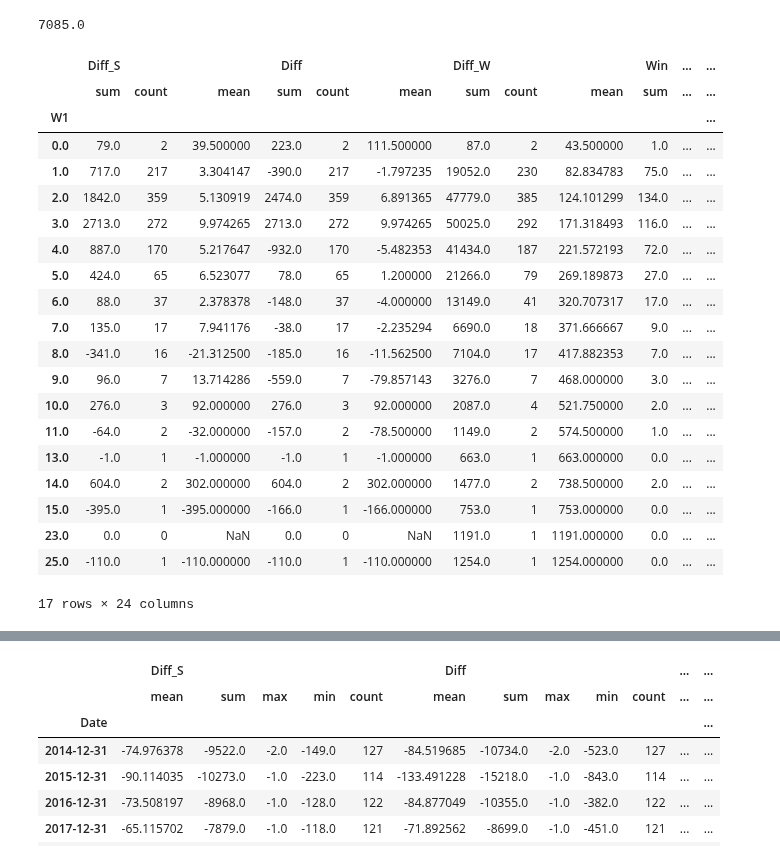
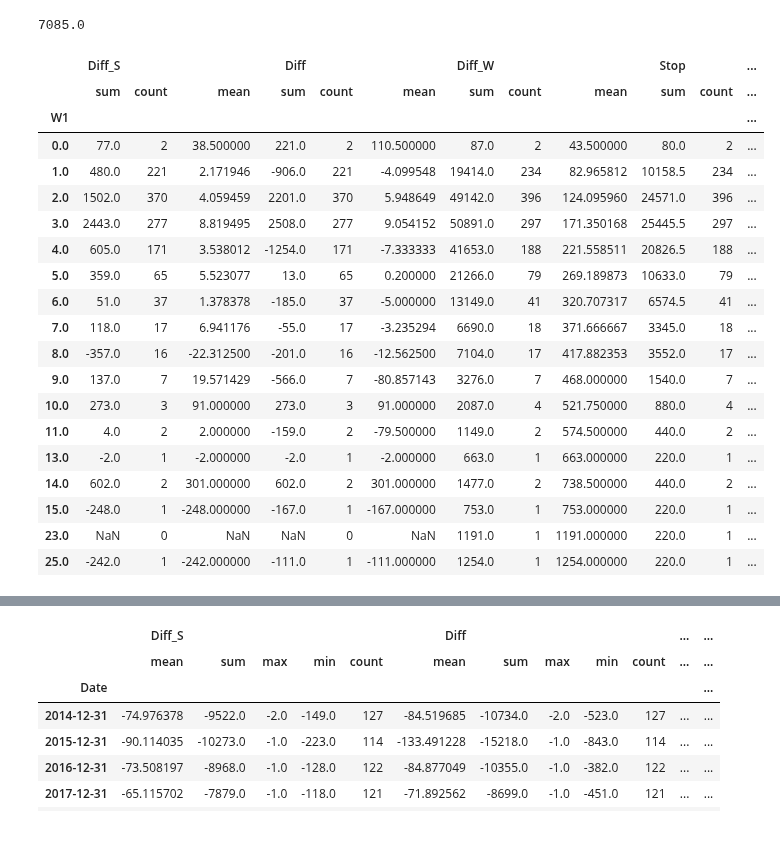
Before and after one commit to che7611/test2, a Jupyter notebook: calcHL.ipynb, the cells around one changed output, grey strips where cells are left out. Cells and saved outputs as stored; diff of their text form; code cells hidden in the pictures.

```diff
--- a/calcHL.ipynb
+++ b/calcHL.ipynb
@@ -71,6 +71,7 @@ def Calc(date1):
     if Stop>220:
         Stop=220
     StopGo=True
+    res['Stop']=Stop
     for row in D1[60:].iterrows():
         close=row[1]['close']
         if res['State']==1 or res['State']==2:
@@ -78,16 +79,22 @@ def Calc(date1):
             L2=close if close<L2 else L2
             cont1=res['State']==1 and close<res['Price']-Stop and StopGo
             cont2=res['State']==2 and close>res['Price']+Stop and StopGo
+
+            #最低价
+#             cont1=res['State']==1 and row[1]['low']<res['Price']-Stop and StopGo
+#             cont2=res['State']==2 and row[1]['high']>res['Price']+Stop and StopGo
             if cont1 :
                 res['StopPrice']=close
                 StopGo=False
                 res['State']=7 #多上损：
                 res['Diff_S']=close-res['Price']-1
+#                 res['Diff_S']=-Stop-2
             elif cont2:
                 res['StopPrice']=close
                 StopGo=False
                 res['State']=8 #空上损：
                 res['Diff_S']=res['Price']-close-1
+#                 res['Diff_S']=-Stop-2
         elif (close>H1 or close<L1) and res['State']==0:
             res['Price']=close
             res['Ref']=row[0]
@@ -205,30 +204,29 @@ F1.Diff_S.sum()
 7085.0
 # %%
 F1['W1']=F1.Diff_W//50
-cols=['W1','Diff_S','Diff','Diff_W','Win','Lose','Stop','Win1','Lose1']
+cols=['W1','Diff_S','Diff','Diff_W','Stop']
 F1[cols].groupby('W1').agg(['sum','count','mean'])
 # %% [output]
-|  | Diff_S |  |  | Diff |  |  | Diff_W |  |  | Win | ... | ... |
-|  | sum | count | mean | sum | count | mean | sum | count | mean | sum | ... | ... |
+|  | Diff_S |  |  | Diff |  |  | Diff_W |  |  | Stop |  | ... |
+|  | sum | count | mean | sum | count | mean | sum | count | mean | sum | count | ... |
 | W1 |  |  |  |  |  |  |  |  |  |  |  | ... |
-| 0.0 | 79.0 | 2 | 39.500000 | 223.0 | 2 | 111.500000 | 87.0 | 2 | 43.500000 | 1.0 | ... | ... |
-| 1.0 | 717.0 | 217 | 3.304147 | -390.0 | 217 | -1.797235 | 19052.0 | 230 | 82.834783 | 75.0 | ... | ... |
-| 2.0 | 1842.0 | 359 | 5.130919 | 2474.0 | 359 | 6.891365 | 47779.0 | 385 | 124.101299 | 134.0 | ... | ... |
-| 3.0 | 2713.0 | 272 | 9.974265 | 2713.0 | 272 | 9.974265 | 50025.0 | 292 | 171.318493 | 116.0 | ... | ... |
-| 4.0 | 887.0 | 170 | 5.217647 | -932.0 | 170 | -5.482353 | 41434.0 | 187 | 221.572193 | 72.0 | ... | ... |
-| 5.0 | 424.0 | 65 | 6.523077 | 78.0 | 65 | 1.200000 | 21266.0 | 79 | 269.189873 | 27.0 | ... | ... |
-| 6.0 | 88.0 | 37 | 2.378378 | -148.0 | 37 | -4.000000 | 13149.0 | 41 | 320.707317 | 17.0 | ... | ... |
-| 7.0 | 135.0 | 17 | 7.941176 | -38.0 | 17 | -2.235294 | 6690.0 | 18 | 371.666667 | 9.0 | ... | ... |
-| 8.0 | -341.0 | 16 | -21.312500 | -185.0 | 16 | -11.562500 | 7104.0 | 17 | 417.882353 | 7.0 | ... | ... |
-| 9.0 | 96.0 | 7 | 13.714286 | -559.0 | 7 | -79.857143 | 3276.0 | 7 | 468.000000 | 3.0 | ... | ... |
-| 10.0 | 276.0 | 3 | 92.000000 | 276.0 | 3 | 92.000000 | 2087.0 | 4 | 521.750000 | 2.0 | ... | ... |
-| 11.0 | -64.0 | 2 | -32.000000 | -157.0 | 2 | -78.500000 | 1149.0 | 2 | 574.500000 | 1.0 | ... | ... |
-| 13.0 | -1.0 | 1 | -1.000000 | -1.0 | 1 | -1.000000 | 663.0 | 1 | 663.000000 | 0.0 | ... | ... |
-| 14.0 | 604.0 | 2 | 302.000000 | 604.0 | 2 | 302.000000 | 1477.0 | 2 | 738.500000 | 2.0 | ... | ... |
-| 15.0 | -395.0 | 1 | -395.000000 | -166.0 | 1 | -166.000000 | 753.0 | 1 | 753.000000 | 0.0 | ... | ... |
-| 23.0 | 0.0 | 0 | NaN | 0.0 | 0 | NaN | 1191.0 | 1 | 1191.000000 | 0.0 | ... | ... |
-| 25.0 | -110.0 | 1 | -110.000000 | -110.0 | 1 | -110.000000 | 1254.0 | 1 | 1254.000000 | 0.0 | ... | ... |
+| 0.0 | 77.0 | 2 | 38.500000 | 221.0 | 2 | 110.500000 | 87.0 | 2 | 43.500000 | 80.0 | 2 | ... |
+| 1.0 | 480.0 | 221 | 2.171946 | -906.0 | 221 | -4.099548 | 19414.0 | 234 | 82.965812 | 10158.5 | 234 | ... |
+| 2.0 | 1502.0 | 370 | 4.059459 | 2201.0 | 370 | 5.948649 | 49142.0 | 396 | 124.095960 | 24571.0 | 396 | ... |
+| 3.0 | 2443.0 | 277 | 8.819495 | 2508.0 | 277 | 9.054152 | 50891.0 | 297 | 171.350168 | 25445.5 | 297 | ... |
+| 4.0 | 605.0 | 171 | 3.538012 | -1254.0 | 171 | -7.333333 | 41653.0 | 188 | 221.558511 | 20826.5 | 188 | ... |
+| 5.0 | 359.0 | 65 | 5.523077 | 13.0 | 65 | 0.200000 | 21266.0 | 79 | 269.189873 | 10633.0 | 79 | ... |
+| 6.0 | 51.0 | 37 | 1.378378 | -185.0 | 37 | -5.000000 | 13149.0 | 41 | 320.707317 | 6574.5 | 41 | ... |
+| 7.0 | 118.0 | 17 | 6.941176 | -55.0 | 17 | -3.235294 | 6690.0 | 18 | 371.666667 | 3345.0 | 18 | ... |
+| 8.0 | -357.0 | 16 | -22.312500 | -201.0 | 16 | -12.562500 | 7104.0 | 17 | 417.882353 | 3552.0 | 17 | ... |
+| 9.0 | 137.0 | 7 | 19.571429 | -566.0 | 7 | -80.857143 | 3276.0 | 7 | 468.000000 | 1540.0 | 7 | ... |
+| 10.0 | 273.0 | 3 | 91.000000 | 273.0 | 3 | 91.000000 | 2087.0 | 4 | 521.750000 | 880.0 | 4 | ... |
+| 11.0 | 4.0 | 2 | 2.000000 | -159.0 | 2 | -79.500000 | 1149.0 | 2 | 574.500000 | 440.0 | 2 | ... |
+| 13.0 | -2.0 | 1 | -2.000000 | -2.0 | 1 | -2.000000 | 663.0 | 1 | 663.000000 | 220.0 | 1 | ... |
+| 14.0 | 602.0 | 2 | 301.000000 | 602.0 | 2 | 301.000000 | 1477.0 | 2 | 738.500000 | 440.0 | 2 | ... |
+| 15.0 | -248.0 | 1 | -248.000000 | -167.0 | 1 | -167.000000 | 753.0 | 1 | 753.000000 | 220.0 | 1 | ... |
+| 23.0 | NaN | 0 | NaN | NaN | 0 | NaN | 1191.0 | 1 | 1191.000000 | 220.0 | 1 | ... |
+| 25.0 | -242.0 | 1 | -242.000000 | -111.0 | 1 | -111.000000 | 1254.0 | 1 | 1254.000000 | 220.0 | 1 | ... |
-17 rows × 24 columns
 # %%
 F1[(F1['Action']>=0) & (F1['Diff']<0)][cols].resample('Y').agg(dd)
 # %% [output]
```
Also changed, not shown: parts of 6 cells of this notebook, 1 other file.
